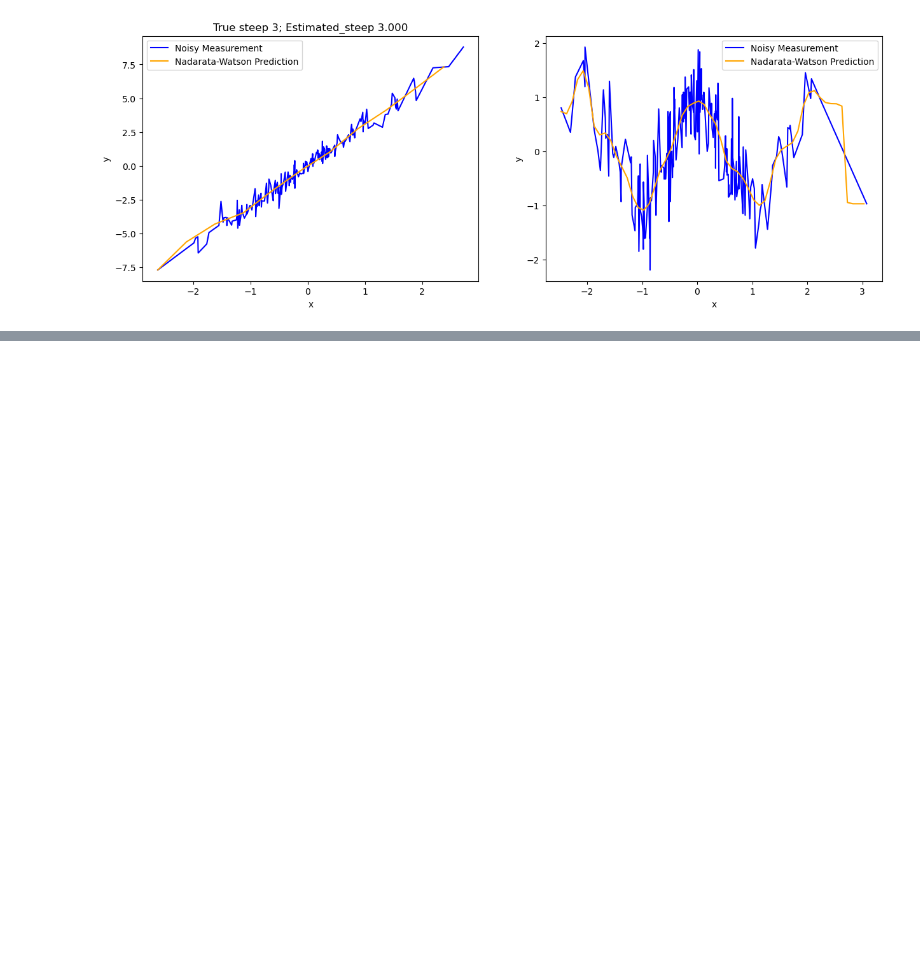
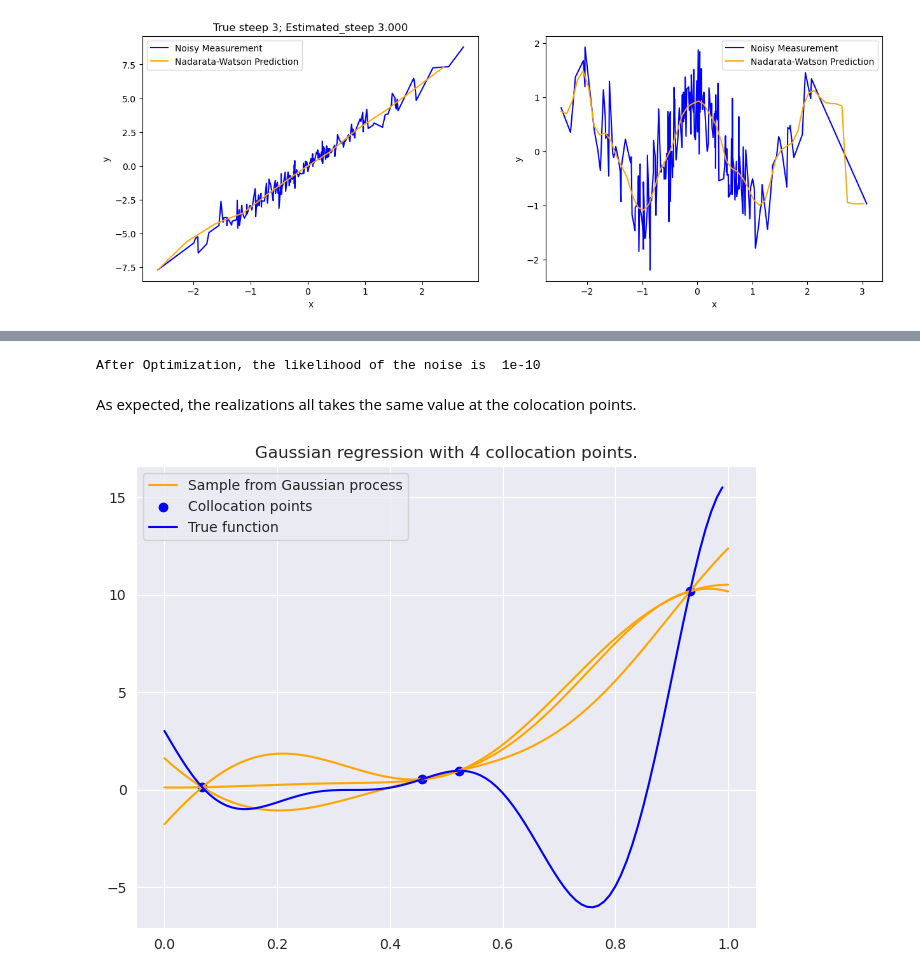
Before and after one commit to roomate/ML_from_scratch, a Jupyter notebook: regression.ipynb, the cells around one changed output, grey strips where cells are left out. Cells and saved outputs as stored; diff of their text form; code cells hidden in the pictures; blank space fills up the shorter version.

```diff
--- a/regression.ipynb
+++ b/regression.ipynb
@@ -317,0 +442,46 @@ plt.show()
+# %%
+# Definition of initial DoE
+# To generate initial DoE, we use the function 'LHS' of the package pyDOE
+# The first argument is the dimension of the design vector, the second is the number of points in the DoE
+z_init = lhs(1,4)
+bounds = np.array([[0.,1]])
+
+f_z = forrester(z_init*(bounds[:,1] - bounds[:,0]) + bounds[:,0])
+
+k = GPy.kern.RBF(1, ARD = True)
+
+GP = GPy.models.GPRegression(z_init, f_z, k)
+
+#You fix here the noise variance injected in the measure.
+GP.likelihood.variance = 1e-10
+GP.likelihood.variance.fix()
+
+#Optimize the model hyperparameters
+GP.optimize()
+
+print("After Optimization, the likelihood of the noise is ", GP.likelihood.variance.values.item())
+# %% [output]
+After Optimization, the likelihood of the noise is  1e-10
+# %% [markdown]
+As expected, the realizations all takes the same value at the colocation points.
+# %%
+GP.posterior_samples(z_init)
+n=3
+X = np.linspace(bounds[:,0], bounds[:,1], 1000)
+res = GP.posterior_samples(X, size=n)
+
+plt.figure(figsize=(8,6))
+
+for i in range(n):
+    if i==0:
+        plt.plot(X.flatten(), res[:,0,i].flatten(), label='Sample from Gaussian process', color="orange")
+    else:
+        plt.plot(X.flatten(), res[:,0,i].flatten(), color="orange")
+plt.scatter(z_init.flatten(), f_z.flatten(), color = 'blue', label='Collocation points')
+z=np.arange(0, 1, .01)
+plt.plot(z, forrester(z), label="True function", color="Blue")
+plt.legend()
+plt.title("Gaussian regression with 4 collocation points.")
+plt.show()
+# %% [output]
+[figure, added]
```
Also changed, not shown: parts of 17 cells of this notebook.
